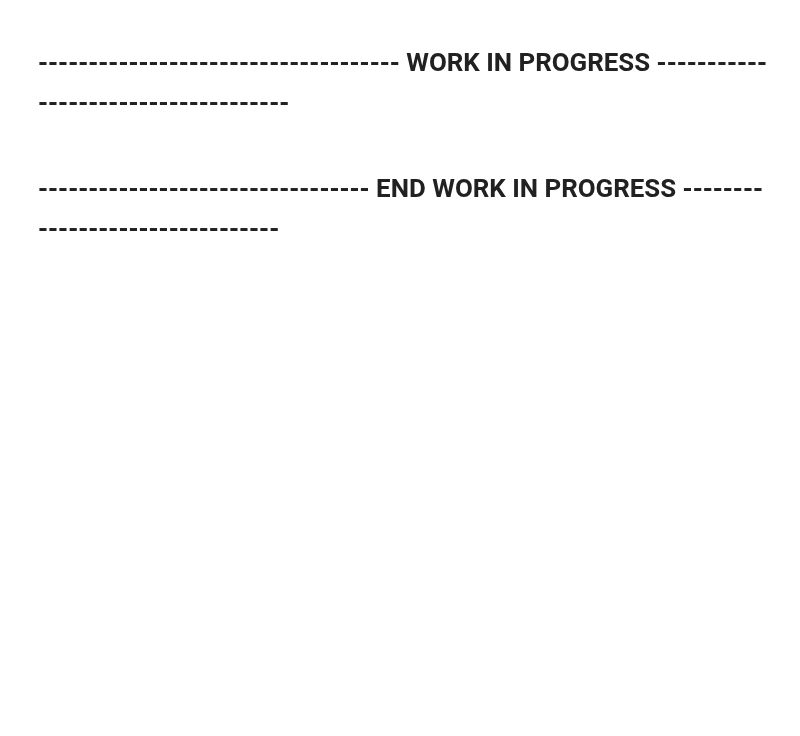
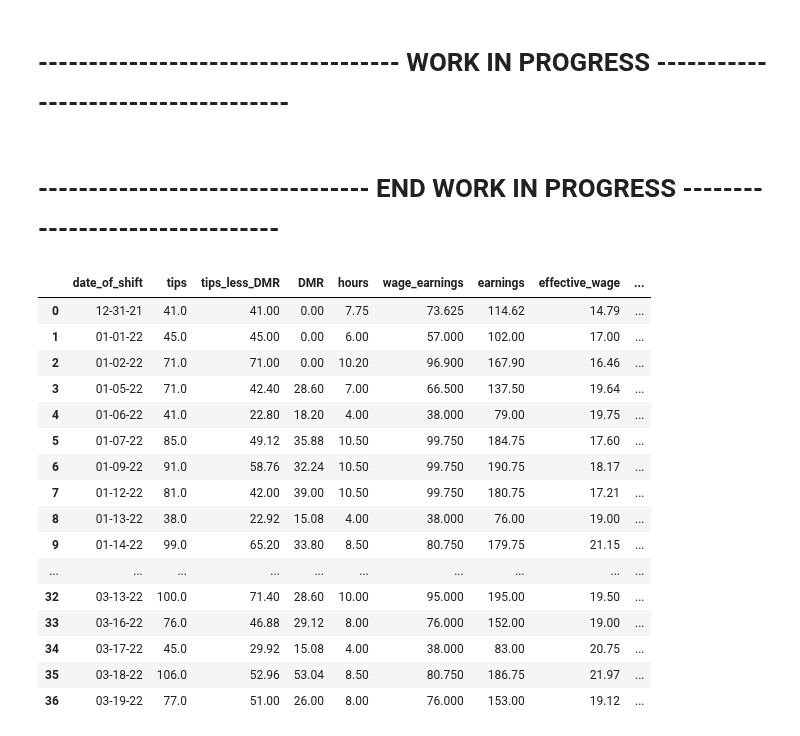
Before and after one commit to HendersonAlec2212/jj_earnings_tracker, a Jupyter notebook: jj_shift_record_and_visualization.ipynb, the cells around one changed output. Saved outputs shown, nothing was run; the diff lists cells and outputs as text; code cells hidden in the pictures; blank space fills up the shorter version.

```diff
--- a/jj_shift_record_and_visualization.ipynb
+++ b/jj_shift_record_and_visualization.ipynb
@@ -548,3 +554,33 @@ dataframe.describe()
 # ------------------------------------ WORK IN PROGRESS ------------------------------------
 # %% [markdown]
 # --------------------------------- END WORK IN PROGRESS --------------------------------
+# %%
+# create dataframe from the documents, drop columns
+dataframe = pd.DataFrame(documents)
+# drop _id from dataframe
+dataframe = dataframe.drop(columns=['_id'])
+
+dataframe.insert(2,'tips_less_DMR',dataframe['tips'] - (dataframe['change_in_mileage'] * 0.52))
+dataframe.insert(3, 'DMR', (dataframe['change_in_mileage'] * 0.52))
+dataframe.insert(5, 'wage_earnings', (dataframe['hours'] * current_wage))
+
+
+dataframe
+# %% [output]
+|  | date_of_shift | tips | tips_less_DMR | DMR | hours | wage_earnings | earnings | effective_wage | ... |
+| 0 | 12-31-21 | 41.0 | 41.00 | 0.00 | 7.75 | 73.625 | 114.62 | 14.79 | ... |
+| 1 | 01-01-22 | 45.0 | 45.00 | 0.00 | 6.00 | 57.000 | 102.00 | 17.00 | ... |
+| 2 | 01-02-22 | 71.0 | 71.00 | 0.00 | 10.20 | 96.900 | 167.90 | 16.46 | ... |
+| 3 | 01-05-22 | 71.0 | 42.40 | 28.60 | 7.00 | 66.500 | 137.50 | 19.64 | ... |
+| 4 | 01-06-22 | 41.0 | 22.80 | 18.20 | 4.00 | 38.000 | 79.00 | 19.75 | ... |
+| 5 | 01-07-22 | 85.0 | 49.12 | 35.88 | 10.50 | 99.750 | 184.75 | 17.60 | ... |
+| 6 | 01-09-22 | 91.0 | 58.76 | 32.24 | 10.50 | 99.750 | 190.75 | 18.17 | ... |
+| 7 | 01-12-22 | 81.0 | 42.00 | 39.00 | 10.50 | 99.750 | 180.75 | 17.21 | ... |
+| 8 | 01-13-22 | 38.0 | 22.92 | 15.08 | 4.00 | 38.000 | 76.00 | 19.00 | ... |
+| 9 | 01-14-22 | 99.0 | 65.20 | 33.80 | 8.50 | 80.750 | 179.75 | 21.15 | ... |
+| ... | ... | ... | ... | ... | ... | ... | ... | ... | ... |
+| 32 | 03-13-22 | 100.0 | 71.40 | 28.60 | 10.00 | 95.000 | 195.00 | 19.50 | ... |
+| 33 | 03-16-22 | 76.0 | 46.88 | 29.12 | 8.00 | 76.000 | 152.00 | 19.00 | ... |
+| 34 | 03-17-22 | 45.0 | 29.92 | 15.08 | 4.00 | 38.000 | 83.00 | 20.75 | ... |
+| 35 | 03-18-22 | 106.0 | 52.96 | 53.04 | 8.50 | 80.750 | 186.75 | 21.97 | ... |
+| 36 | 03-19-22 | 77.0 | 51.00 | 26.00 | 8.00 | 76.000 | 153.00 | 19.12 | ... |
```
Also changed, not shown: parts of 6 cells of this notebook.
